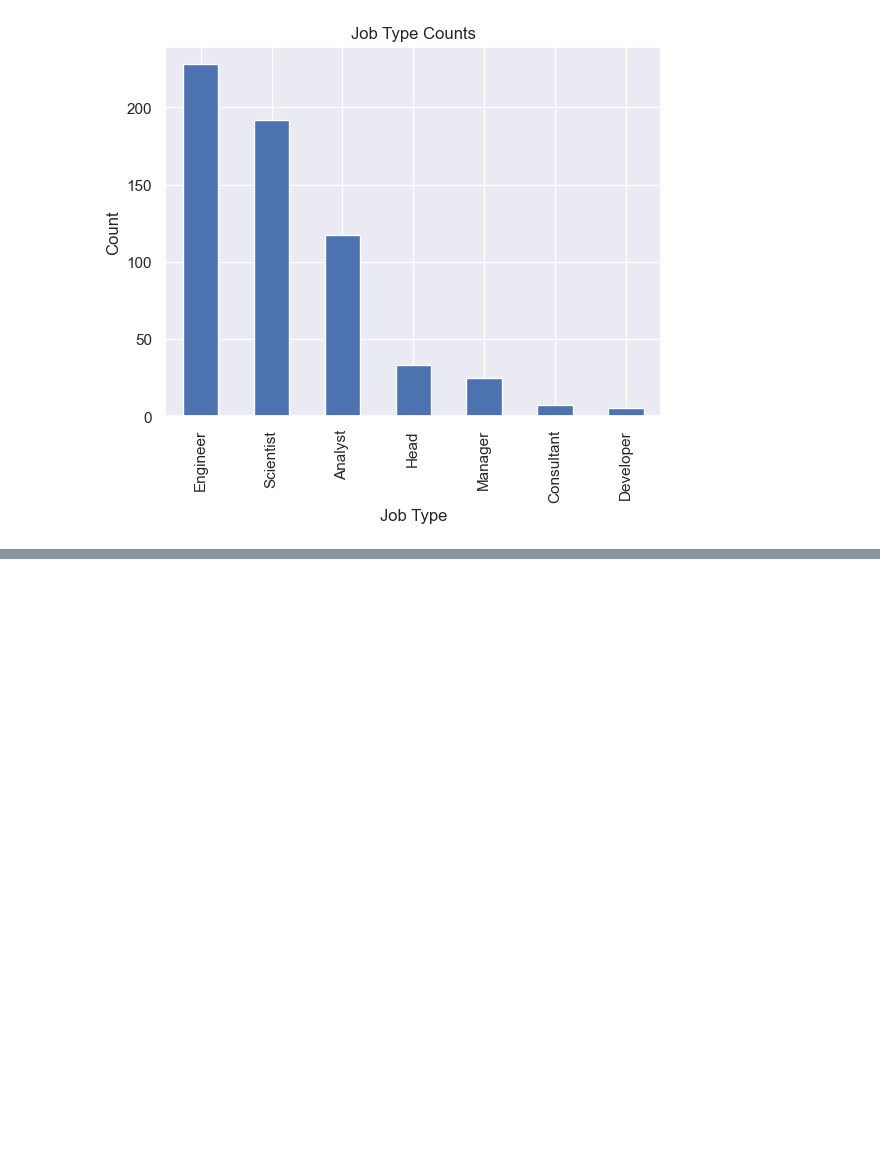
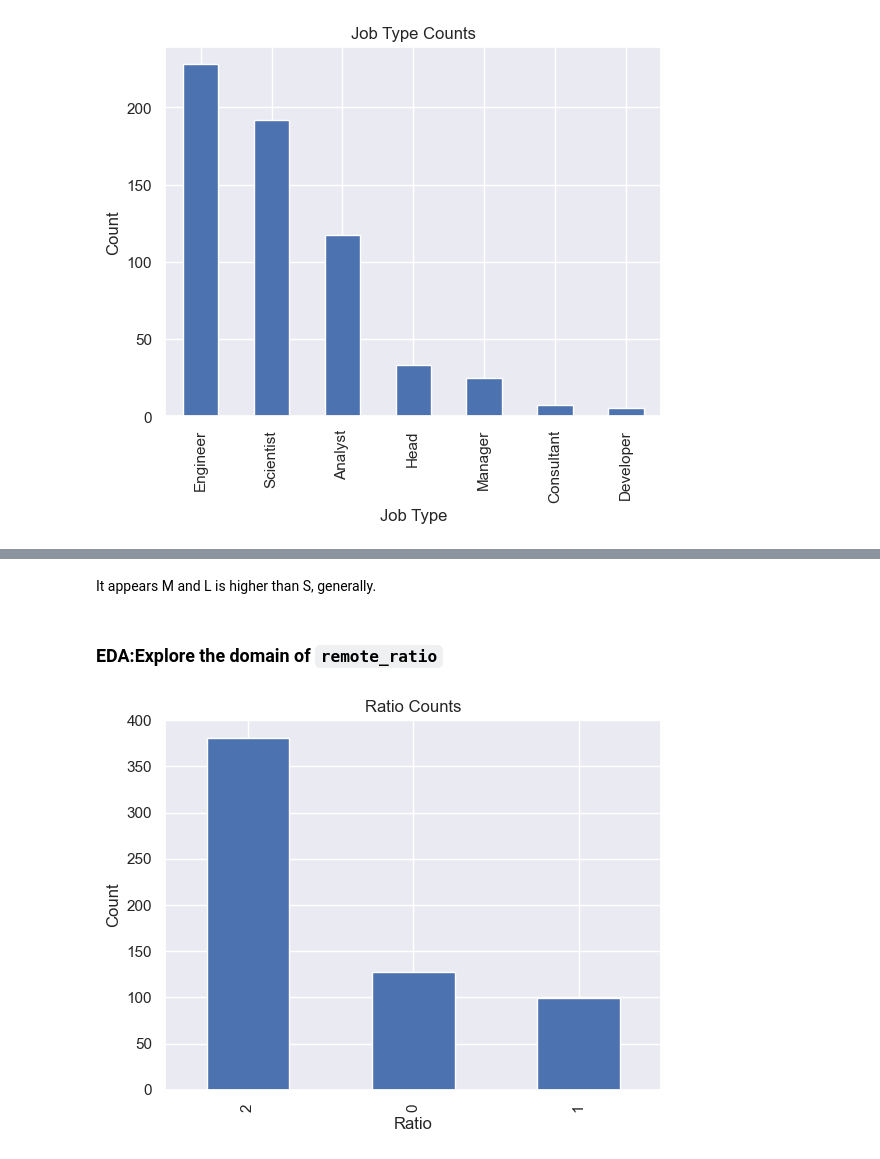
Before and after one commit to legitaxes/sc1015-mini_assignment, a Jupyter notebook: EDA-of-Dataset.ipynb, the cells around one changed output, grey strips where cells are left out. Saved outputs shown, nothing was run; the diff lists cells and outputs as text; code cells hidden in the pictures; blank space fills up the shorter version.

```diff
--- a/EDA-of-Dataset.ipynb
+++ b/EDA-of-Dataset.ipynb
@@ -179,0 +225,14 @@ dsdata.corr()
+# %% [markdown]
+It appears M and L is higher than S, generally.
+# %% [markdown]
+### EDA:Explore the domain of `remote_ratio`
+# %%
+domain = dsdata['remote_ratio']
+counts = domain.value_counts()
+counts.plot(kind='bar')
+plt.title('Ratio Counts')
+plt.xlabel('Ratio')
+plt.ylabel('Count')
+plt.show()
+# %% [output]
+[figure, added]
```
Also changed, not shown: parts of 24 cells of this notebook.
